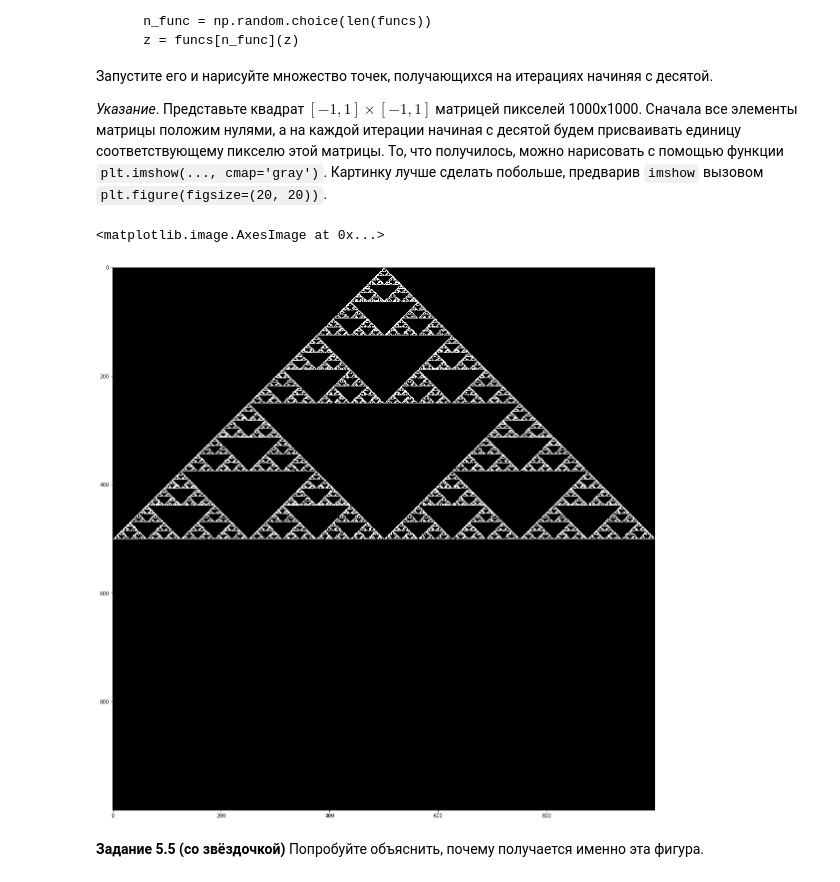
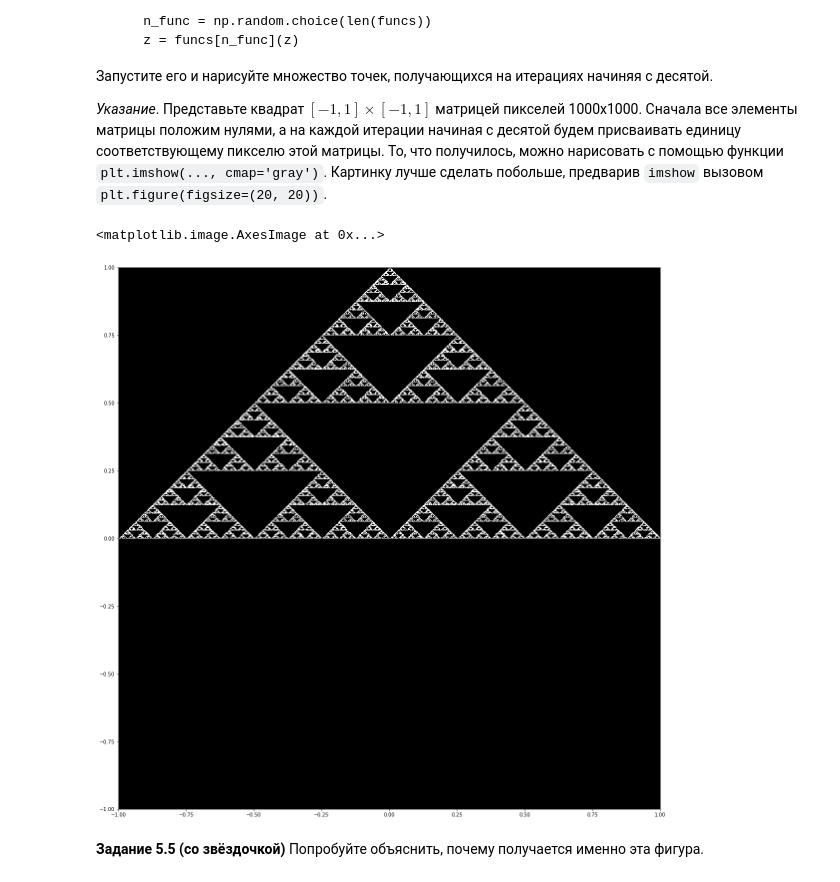
Before and after one commit to AndroidM0nkey/Codes, a Jupyter notebook: HSE Linalg Lab Fall 2019.ipynb, the cells around one changed output. Saved outputs shown, nothing was run; the diff lists cells and outputs as text; code cells hidden in the pictures.

```diff
--- a/HSE Linalg Lab Fall 2019.ipynb
+++ b/HSE Linalg Lab Fall 2019.ipynb
@@ -549,25 +549,25 @@ for n_iter in range(max_iter):
 # %%
 A = np.zeros((1000,1000))
 z = 0.5 + 0.*1j
 max_iter = 100000
 funcs = [
     (lambda t: shrink_rotate(t, 0. + 1.*1j, coef=0.5, angle=0.)),
     (lambda t: shrink_rotate(t, 1. + 0.*1j, coef=0.5, angle=0.)),
     (lambda t: shrink_rotate(t, -1. + 0.*1j, coef=0.5, angle=0.))
 ]
 
 for n_iter in range(max_iter):
     n_func = np.random.choice(len(funcs))
     z = funcs[n_func](z)
     real= int((z.real + 1.) * 500)
     imaginary = int((z.imag + 1.) * 500)
     if n_iter > 10:
         A[-imaginary][-real] = 1
 plt.figure(figsize=(20, 20))
-plt.imshow(A, cmap='gray')
+plt.imshow(A, cmap='gray', extent=[-1, 1, -1, 1])
 # %% [output]
 <matplotlib.image.AxesImage at 0x...>
-[figure, old version]
+[figure, new version]
 # %% [markdown]
 **Задание 5.5 (со звёздочкой)** Попробуйте объяснить, почему получается именно эта фигура.
 # %% [markdown]
```
Also changed, not shown: parts of 1 cell of this notebook.
